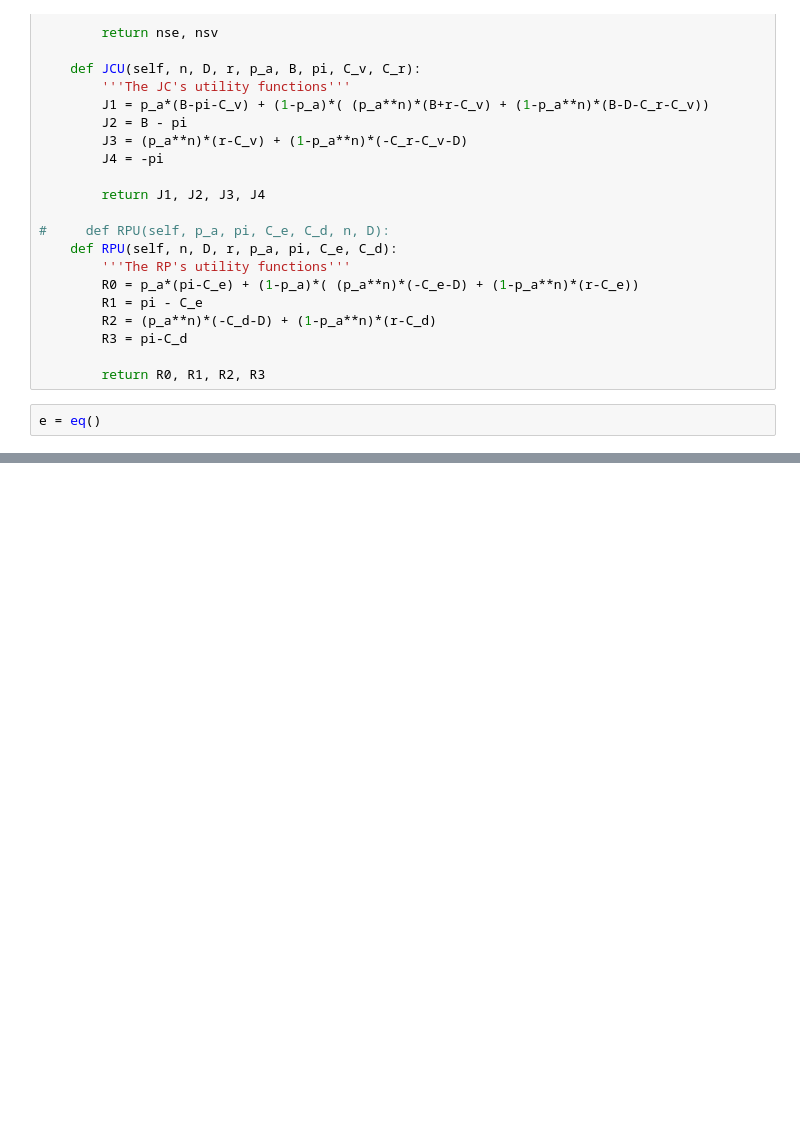
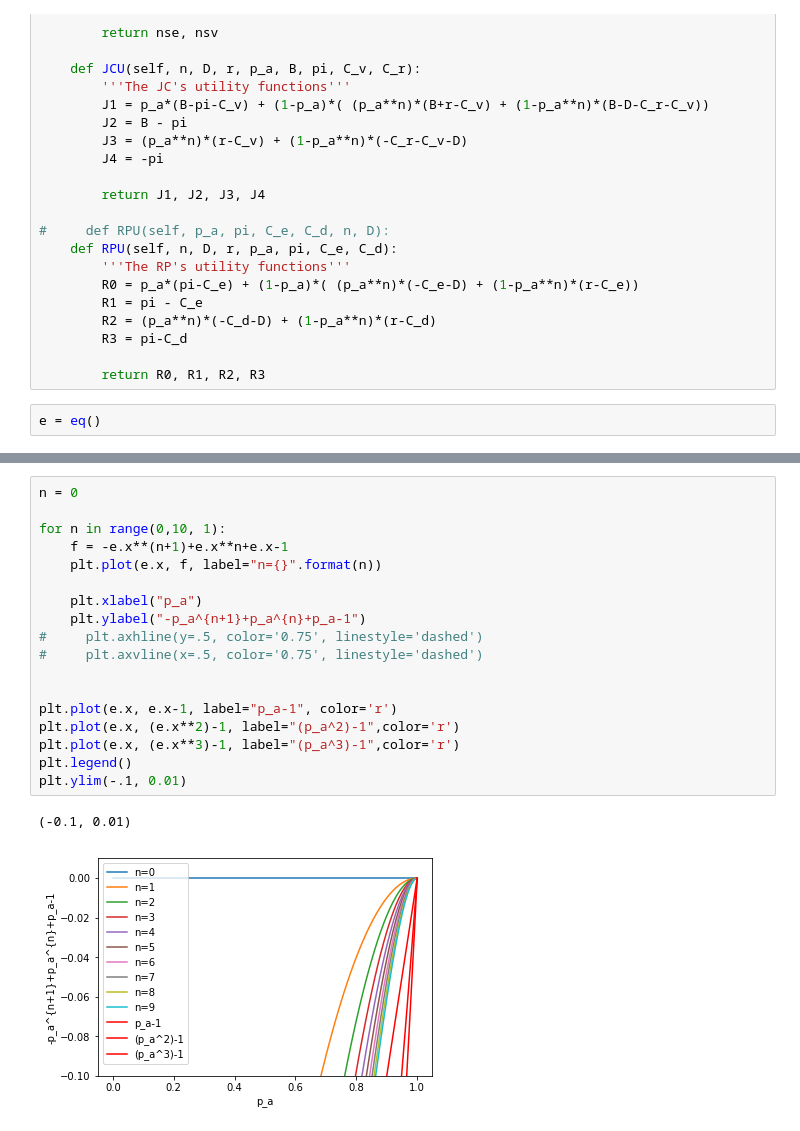
Before and after one commit to eiselesr/MODiCuM, a Jupyter notebook: economics/nashClass.ipynb, the cells around one changed output, grey strips where cells are left out. Saved outputs shown, nothing was run; the diff lists cells and outputs as text; blank space fills up the shorter version.

```diff
--- a/economics/nashClass.ipynb
+++ b/economics/nashClass.ipynb
@@ -139,0 +263,21 @@ $\displaystyle - \pi$
+# %%
+n = 0
+
+for n in range(0,10, 1):
+    f = -e.x**(n+1)+e.x**n+e.x-1
+    plt.plot(e.x, f, label="n={}".format(n))
+
+    plt.xlabel("p_a")
+    plt.ylabel("-p_a^{n+1}+p_a^{n}+p_a-1")
+#     plt.axhline(y=.5, color='0.75', linestyle='dashed')
+#     plt.axvline(x=.5, color='0.75', linestyle='dashed')
+
+
+plt.plot(e.x, e.x-1, label="p_a-1", color='r')
+plt.plot(e.x, (e.x**2)-1, label="(p_a^2)-1",color='r')
+plt.plot(e.x, (e.x**3)-1, label="(p_a^3)-1",color='r')
+plt.legend()
+plt.ylim(-.1, 0.01)
+# %% [output]
+(-0.1, 0.01)
+[figure, added]
```
Also changed, not shown: parts of 48 cells of this notebook.
